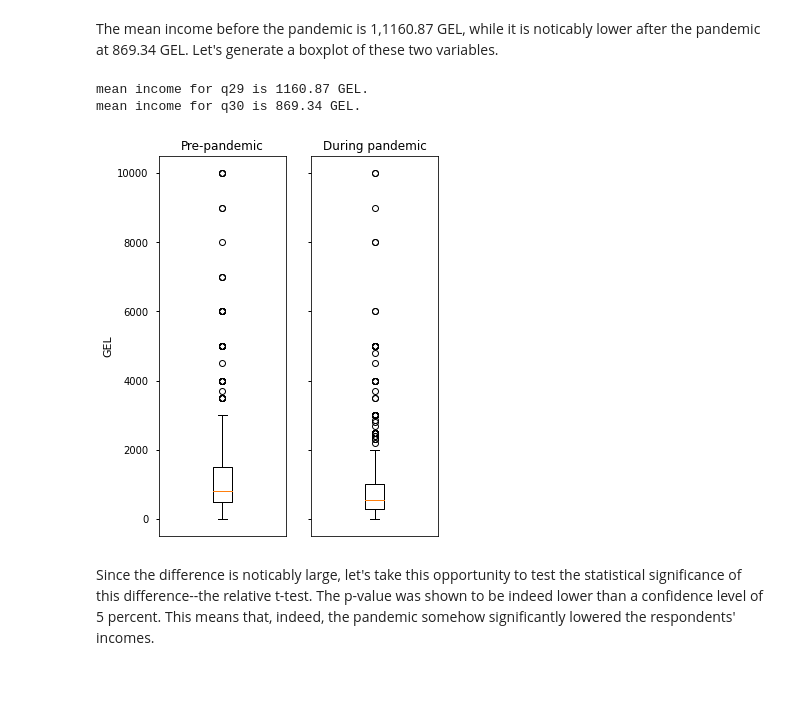
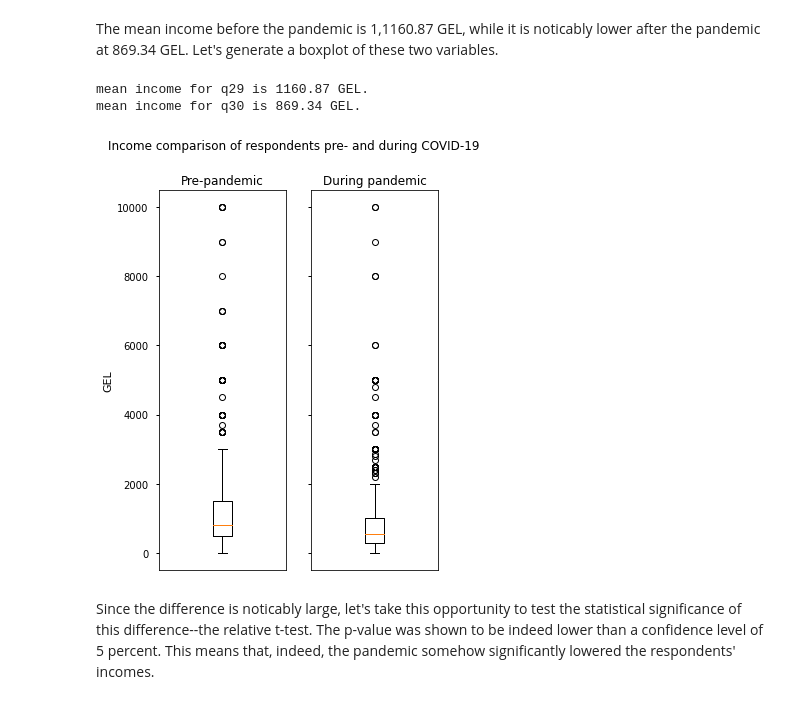
Before and after one commit to efvaldez1/datascienceproject-group5, a Jupyter notebook: Profiling.ipynb, the cells around one changed output. Drawn from its saved outputs; the diff is of its cells as text; code cells hidden in the pictures.

```diff
--- a/Profiling.ipynb
+++ b/Profiling.ipynb
@@ -258,34 +270,35 @@ for col in income_var:
     print("mean income for {} is {} GEL.".format(col, income))
 
 # Create boxplots for pre-pandemic (q29) and during pandemic (q30)
 fig, (ax1, ax2) = plt.subplots(1,2)
 fig.set_figheight(7); fig.set_figwidth(5)
+fig.suptitle("Income comparison of respondents pre- and during COVID-19")
 # Colormap
 plt.set_cmap("viridis")
 
 # Generate series
 income_q29 = df.q29.apply(lambda x: np.NaN if x < 0 else x)
 income_q30 = df.q30.apply(lambda x: np.NaN if x < 0 else x)
 
 # Plot q29 and q30 as boxplots
 ax1.boxplot(income_q29[~income_q29.isna()])
 ax1.set_title("Pre-pandemic") # Set title
 ax1.set_ylabel("GEL") # Set ylabel
 ax2.boxplot(income_q30[~income_q30.isna()])
 ax2.set_title("During pandemic") # set title
 
 # Share Y axis tick labels
 plt.setp(ax2.get_yticklabels(), visible=False)
 # Remove X axis ticks
 for ax in (ax1, ax2):
     ax.set_xticks([])
 
 # Show figure
 plt.show()
 # %% [output]
 mean income for q29 is 1160.87 GEL.
 mean income for q30 is 869.34 GEL.
-[figure, old version]
+[figure, new version]
 # %% [markdown]
 Since the difference is noticably large, let's take this opportunity to test the statistical significance of this difference--the relative t-test. The p-value was shown to be indeed lower than a confidence level of 5 percent. This means that, indeed, the pandemic somehow significantly lowered the respondents' incomes.
 # %%
```
Also changed, not shown: parts of 2 cells of this notebook.
